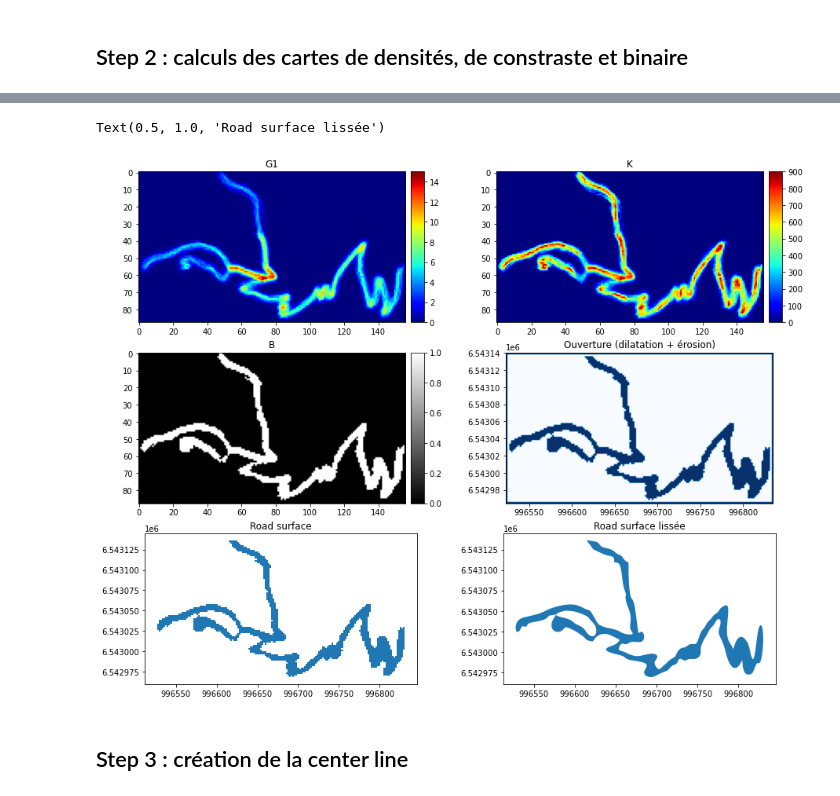
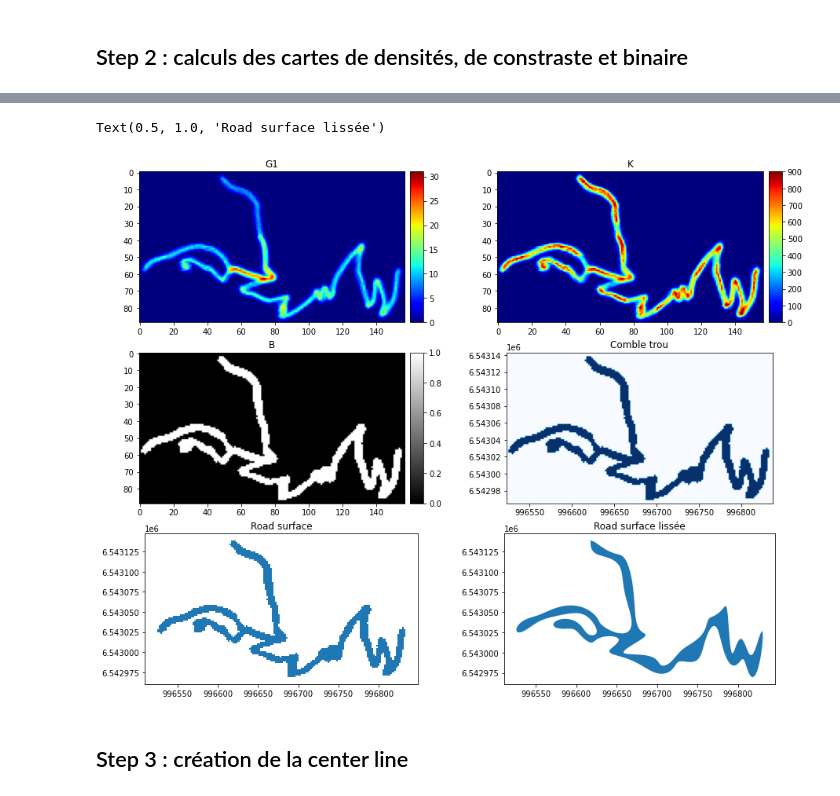
Before and after one commit to umrlastig/Footprint2graph-pipeline, a Jupyter notebook: doc/source/examples/Simulated-Traj_Example.ipynb, the cells around one changed output, grey strips where cells are left out. Saved outputs shown, nothing was run; the diff lists cells and outputs as text; code cells hidden in the pictures.

```diff
--- a/doc/source/examples/Simulated-Traj_Example.ipynb
+++ b/doc/source/examples/Simulated-Traj_Example.ipynb
@@ -140,14 +144,16 @@ RESAMPLE_SIZE_GRID = 1
 G1_SIZE = 2
 G2_SIZE = 30
 
-SEUIL_DENSITE = 250  #
-SEUIL_SURFACE = 1000 # m2 - 50000 - 7000
+SEUIL_DENSITE = 180  # pas d'unité
+SEUIL_SURFACE = 1000 # m2
 
-cut_factor = 2
+cut_factor = 5
+
+closing = False
 
 # =============================================================================
 #
-density_polygonize(RESPATH, G1_SIZE, G2_SIZE, SEUIL_DENSITE, SEUIL_SURFACE,
+density_polygonize(RESPATH, G1_SIZE, G2_SIZE, SEUIL_DENSITE, SEUIL_SURFACE, closing,
                        prefix='PT', rep='resample_grid', cut_factor=cut_factor)
 # %% [output]
 Starting rasterization and vectorization
@@ -179,36 +187,40 @@ ax1 = plt.subplot2grid((3, 2), (0, 0))
 rasterG1 = tkl.RasterReader.readFromAscFile(RESPATH + 'image/G1_PT.asc', name='G1', separator='\t')
 mapDensity = rasterG1.getAFMap('G1')
 mapDensity.plotAsImage(cmap='jet', vmin=0, append=ax1)
 
 # ----------------------------------------------------------------------------------------------------------
 ax2 = plt.subplot2grid((3, 2), (0, 1))
 rasterK = tkl.RasterReader.readFromAscFile(RESPATH + 'image/K_PT.asc', name='K', separator='\t')
 mapContraste = rasterK.getAFMap('K')
 mapContraste.plotAsImage(cmap='jet', append=ax2)
 
 # ----------------------------------------------------------------------------------------------------------
 ax3 = plt.subplot2grid((3, 2), (1, 0))
 rasterB = tkl.RasterReader.readFromAscFile(RESPATH + 'image/B_PT.asc', name='B', separator='\t')
 mapBinaire = rasterB.getAFMap('B')
 mapBinaire.plotAsImage(append=ax3)
 
 # ----------------------------------------------------------------------------------------------------------
 ax4 = plt.subplot2grid((3, 2), (1, 1))
-maPlotRasterTiff(RESPATH, 'image/erosion_PT.tif', ax4)
-ax4.set_title('Ouverture (dilatation + érosion)')
+if closing:
+    maPlotRasterTiff(RESPATH, 'image/erosion_PT.tif', ax4)
+    ax4.set_title('Closing')
+else:
+    maPlotRasterTiff(RESPATH, 'image/rien_PT.tif', ax4)
+    ax4.set_title('Comble trou')
 
 # ----------------------------------------------------------------------------------------------------------
 ax5 = plt.subplot2grid((3, 2), (2, 0))
 matPlotRasterShp(RESPATH, 'image/road_surface_PT.shp', ax5)
 ax5.set_title('Road surface')
 
 # ----------------------------------------------------------------------------------------------------------
 ax6 = plt.subplot2grid((3, 2), (2, 1))
 matPlotRasterShp(RESPATH, 'image/road_surface_lissee_PT.shp', ax6)
 ax6.set_title('Road surface lissée')
 # %% [output]
 Text(0.5, 1.0, 'Road surface lissée')
-[figure, old version]
+[figure, new version]
 # %% [markdown]
 ## Step 3 : création de la center line
 # %%
```
Also changed, not shown: parts of 18 cells of this notebook, 1 other file.
